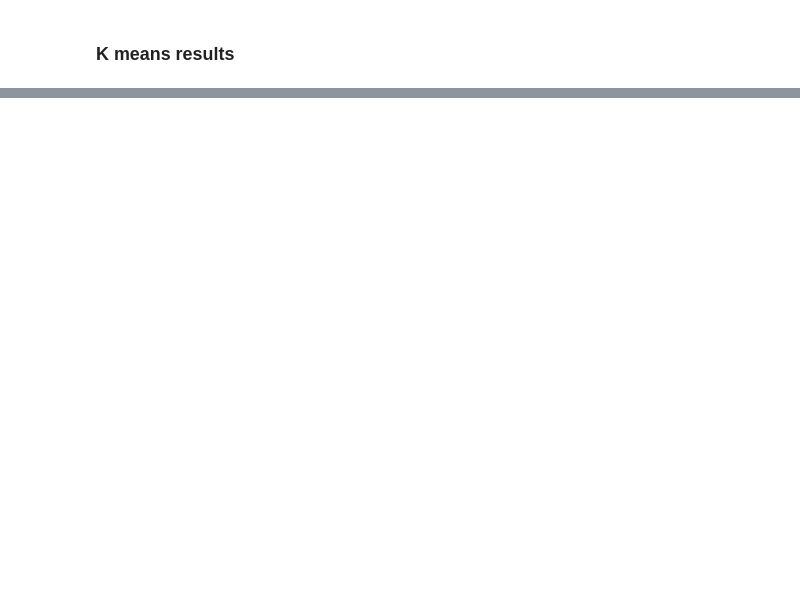
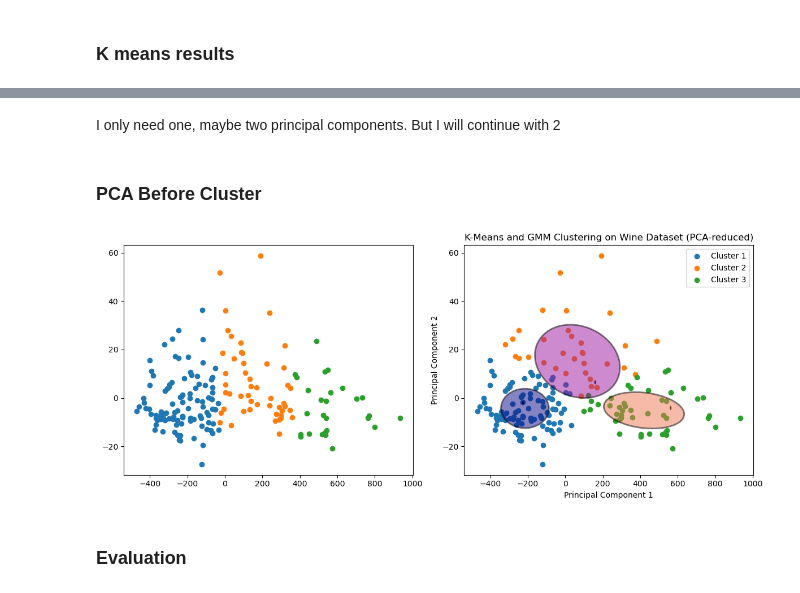
Before and after one commit to aryar11/CSCE633, a Jupyter notebook: Homework7/HW7_Arya_Rahmanian.ipynb, the cells around one changed output, grey strips where cells are left out. Drawn from its saved outputs; the diff is of its cells as text; code cells hidden in the pictures; blank space fills up the shorter version.

```diff
--- a/Homework7/HW7_Arya_Rahmanian.ipynb
+++ b/Homework7/HW7_Arya_Rahmanian.ipynb
@@ -196,0 +299,57 @@ Centroid of each cluster:
+# %% [markdown]
+I only need one, maybe two principal components. But I will continue with 2
+# %% [markdown]
+### PCA Before Cluster
+# %%
+import matplotlib.patches as mpatches
+pca = PCA(n_components=2)
+wine_pca = pca.fit_transform(wine_features)
+
+#K-Means clustering
+kmeans = KMeans(n_clusters=3, random_state=42)
+kmeans_labels = kmeans.fit_predict(wine_pca)
+
+#GMM clustering
+gmm = GaussianMixture(n_components=3, random_state=42)
+gmm_labels = gmm.fit_predict(wine_pca)
+
+#K-Means clusters plot
+plt.figure(figsize=(12, 5))
+
+plt.subplot(1, 2, 1)
+for cluster in range(3):
+    plt.scatter(wine_pca[kmeans_labels == cluster, 0], wine_pca[kmeans_labels == cluster, 1], label=f'Cluster {cluster + 1}')
+
+# GMM clusters
+plt.subplot(1, 2, 2)
+for cluster in range(3):
+    plt.scatter(wine_pca[gmm_labels == cluster, 0], wine_pca[gmm_labels == cluster, 1], label=f'Cluster {cluster + 1}')
+
+#circles for K-Means clusters
+for center in kmeans.cluster_centers_:
+    circle = plt.Circle(center, 0.3, color='black', fill=False, linewidth=2, zorder=2)
+    plt.gca().add_artist(circle)
+
+#ellipses for GMM clusters
+for i, (mean, cov) in enumerate(zip(gmm.means_, gmm.covariances_)):
+    eigenvalues, eigenvectors = np.linalg.eigh(cov)
+    order = eigenvalues.argsort()[::-1]
+    eigenvalues, eigenvectors = eigenvalues[order], eigenvectors[:, order]
+    vx, vy = eigenvectors[:,0][0], eigenvectors[:,0][1]
+    theta = np.degrees(np.arctan2(vy, vx))
+    color = plt.cm.plasma(float(i) / 3)
+    ell = mpatches.Ellipse(mean, 2*np.sqrt(eigenvalues[0]), 2*np.sqrt(eigenvalues[1]), angle=theta, facecolor=color, edgecolor='black', linewidth=2, zorder=2)
+    ell.set_clip_box(plt.gca().bbox)
+    ell.set_alpha(0.5)
+    plt.gca().add_patch(ell)
+
+plt.xlabel('Principal Component 1')
+plt.ylabel('Principal Component 2')
+plt.title('K-Means and GMM Clustering on Wine Dataset (PCA-reduced)')
+plt.legend()
+plt.tight_layout()
+plt.show()
+# %% [output]
+[figure, added]
+# %% [markdown]
+### Evaluation
```
Also changed, not shown: parts of 19 cells of this notebook.
